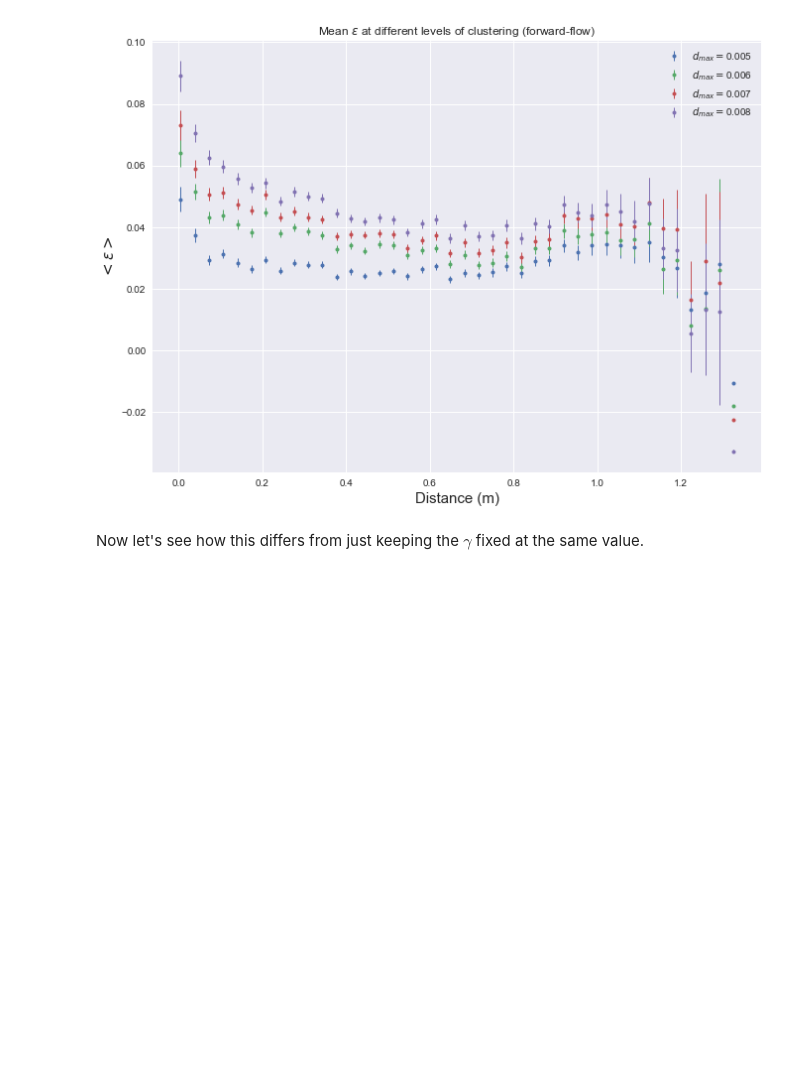
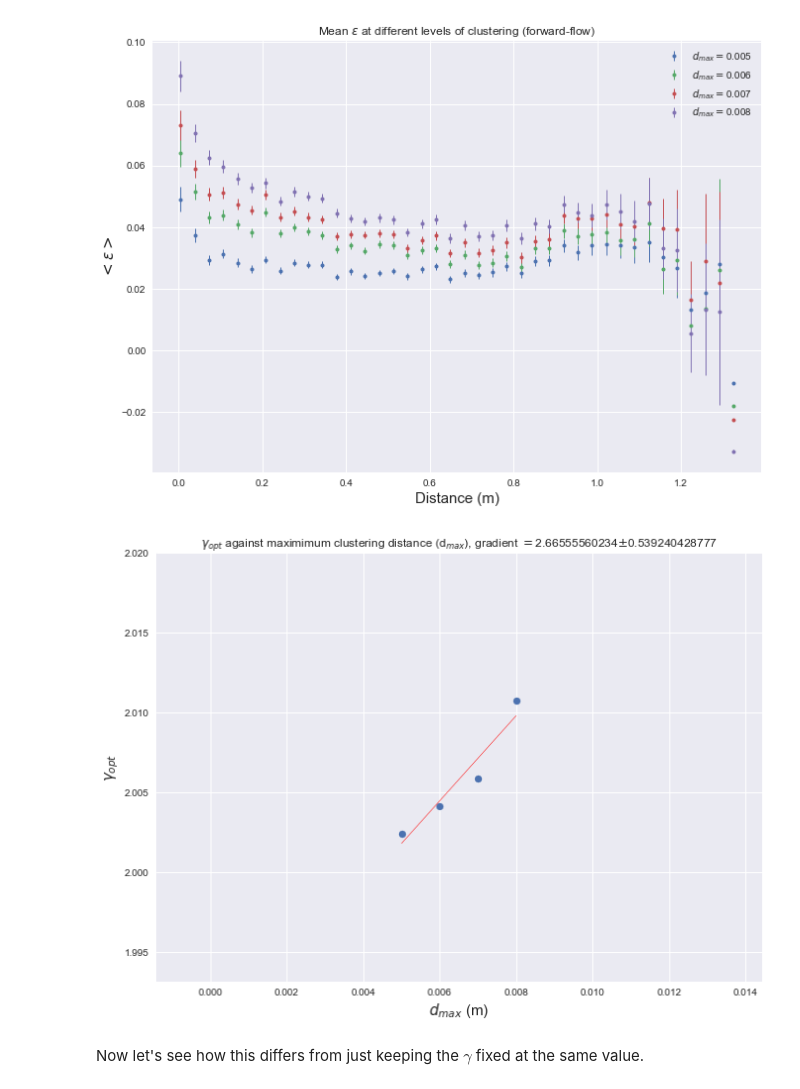
Before and after one commit to jbremz/human_mob, a Jupyter notebook: Notebooks/Ilaria's Log/Week 15.ipynb, the cells around one changed output. Saved outputs shown, nothing was run; the diff lists cells and outputs as text; code cells hidden in the pictures; blank space fills up the shorter version.

```diff
--- a/Notebooks/Ilaria's Log/Week 15.ipynb
+++ b/Notebooks/Ilaria's Log/Week 15.ipynb
@@ -78,6 +78,10 @@ eps_distance_hier(epsilons, DMList, d_maxs, 40)
 plt.show()
 # %% [output]
 [figure]
+# %%
+gamma_dmax(d_maxs, gammas[1:])
+# %% [output]
+[figure, added]
 # %% [markdown]
 Now let's see how this differs from just keeping the $\gamma$ fixed at the same value.
 # %%
```
Also changed, not shown: parts of 16 cells of this notebook, 1 other file.
